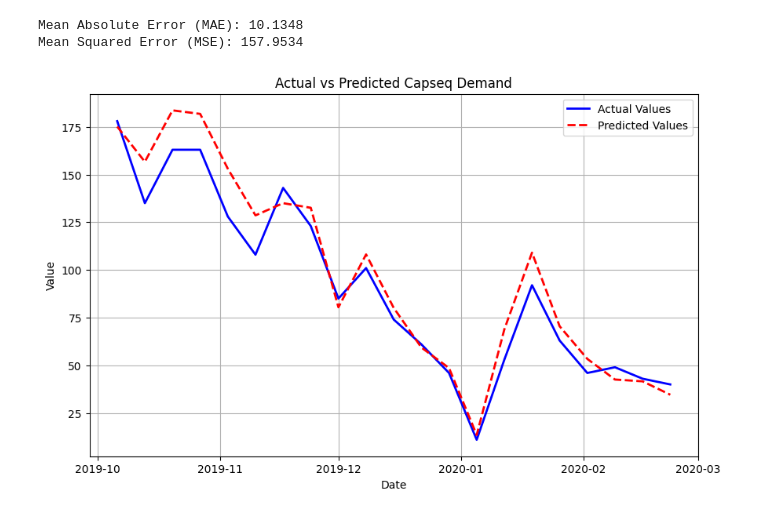
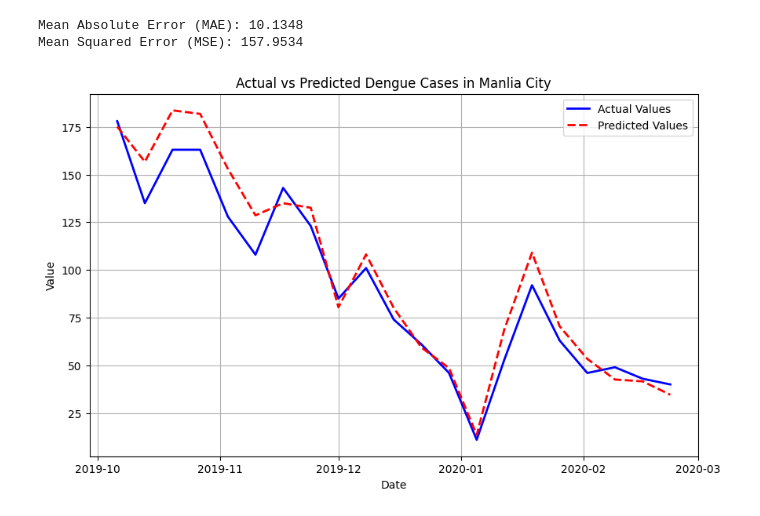
Before and after one commit to manganeseheptoxide/Philippine-Dengue-Cases-Forecasting, a Jupyter notebook: model_training.ipynb, the cells around one changed output. Drawn from its saved outputs; the diff is of its cells as text; code cells hidden in the pictures.

```diff
--- a/model_training.ipynb
+++ b/model_training.ipynb
@@ -350,17 +356,17 @@ Mean Squared Error (MSE): 157.9534
 # %%
 plt.figure(figsize=(10, 6))
 plt.plot(y_test.index, y_test, label='Actual Values', color='blue', linewidth=2)
 plt.plot(y_test.index, y_pred, label='Predicted Values', color='red', linestyle='--', linewidth=2)
 
-plt.title('Actual vs Predicted Capseq Demand')
+plt.title('Actual vs Predicted Dengue Cases in Manlia City')
 plt.xlabel('Date')
 plt.ylabel('Value')
 plt.legend()
 
 plt.grid(True)
 plt.show()
 # %% [output]
-[figure, old version]
+[figure, new version]
 # %%
 import numpy as np
 import pandas as pd
```
Also changed, not shown: parts of 5 cells of this notebook.
